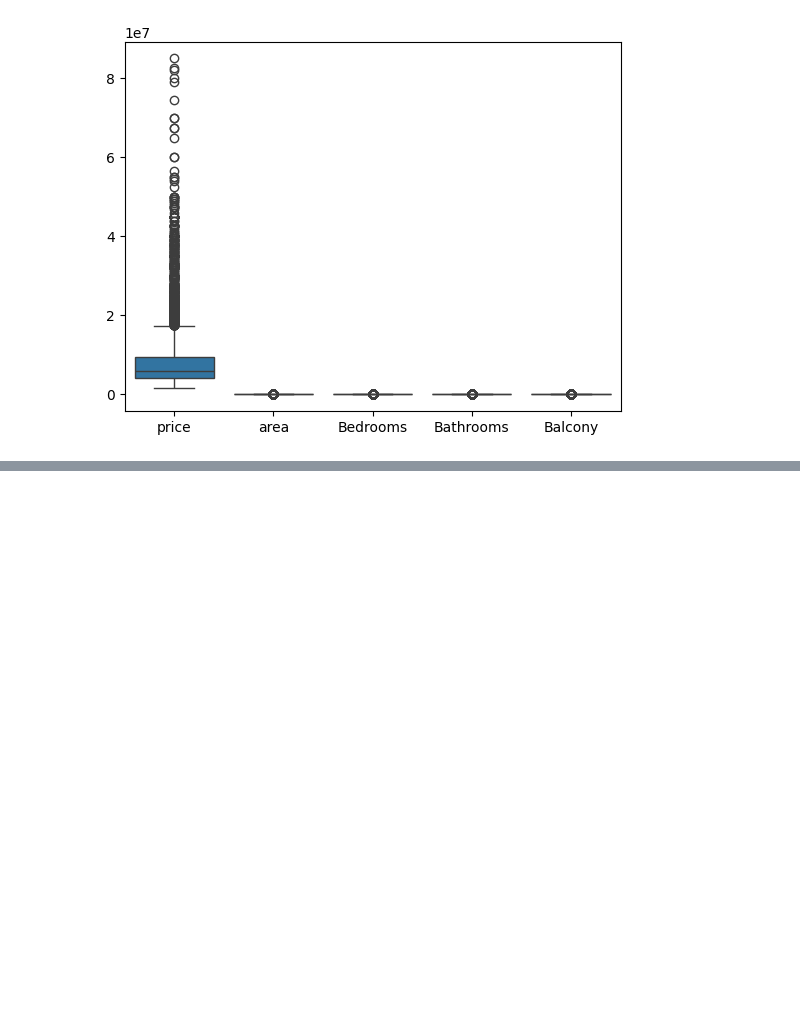
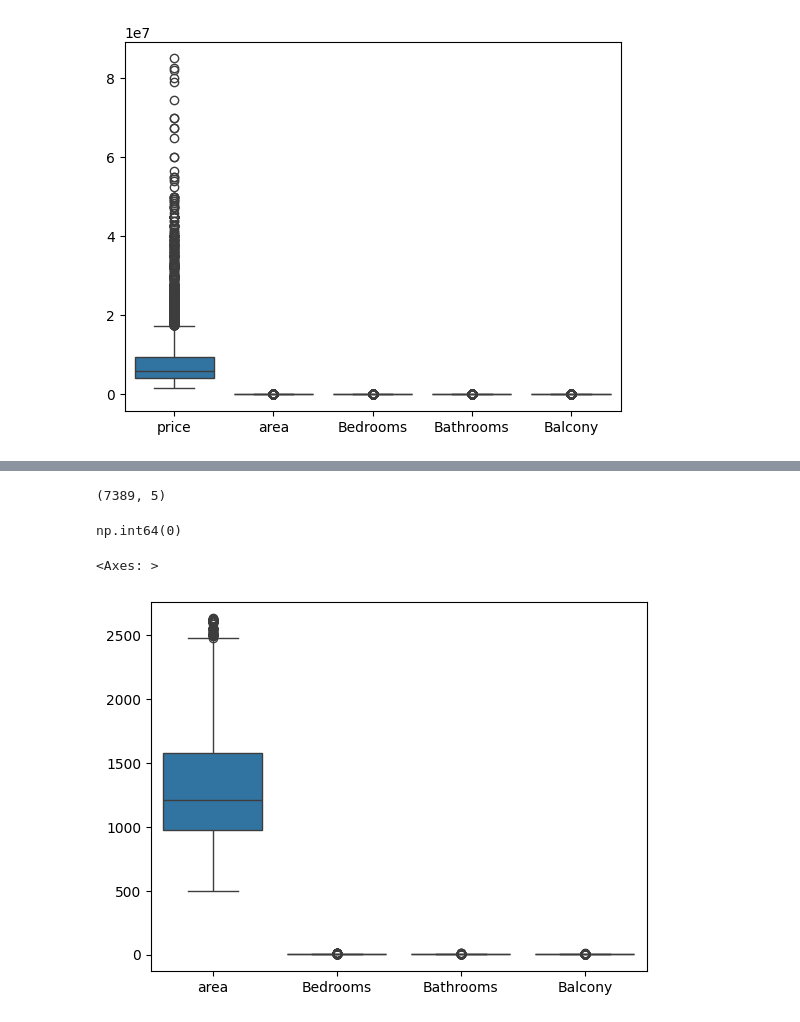
Before and after one commit to peeyush1278/Python-Experiment, a Jupyter notebook: Python-Exp/Housing Price/Housing.ipynb, the cells around one changed output, grey strips where cells are left out. Drawn from its saved outputs; the diff is of its cells as text; code cells hidden in the pictures; blank space fills up the shorter version.

```diff
--- a/Python-Exp/Housing Price/Housing.ipynb
+++ b/Python-Exp/Housing Price/Housing.ipynb
@@ -265,0 +313,5 @@ sns.boxplot(df1)
+# %%
+qunt_25=df1['area'].quantile(0.25)
+qunt_75=df1['area'].quantile(0.75)
+IQR=qunt_75-qunt_25
+IQR
@@ -265,0 +340,6 @@ sns.boxplot(df1)
+# %%
+lower_bound=qunt_25-1.5*IQR
+higher_bound=qunt_75+1.5*IQR
+# %%
+df1=df1[(df1['area']>lower_bound)&(df1['area']<higher_bound)]
+df1
@@ -265,0 +360,13 @@ sns.boxplot(df1)
+# %%
+df1.shape
+# %% [output]
+(7389, 5)
+# %%
+df1['area'].isna().sum()
+# %% [output]
+np.int64(0)
+# %%
+sns.boxplot(data=df1.drop('price',axis=1))
+# %% [output]
+<Axes: >
+[figure, added]
```
Also changed, not shown: parts of 23 cells of this notebook.
